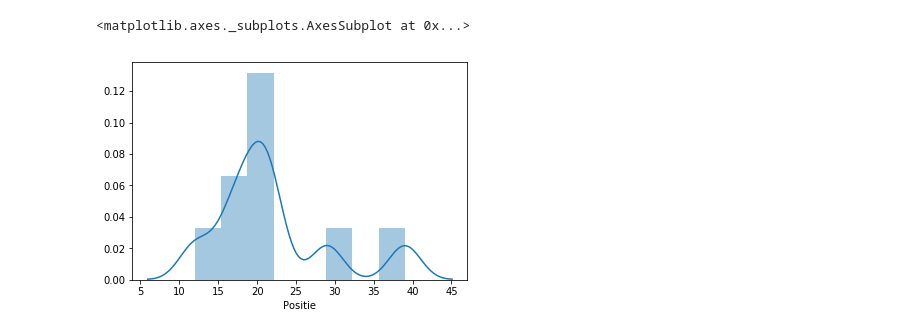
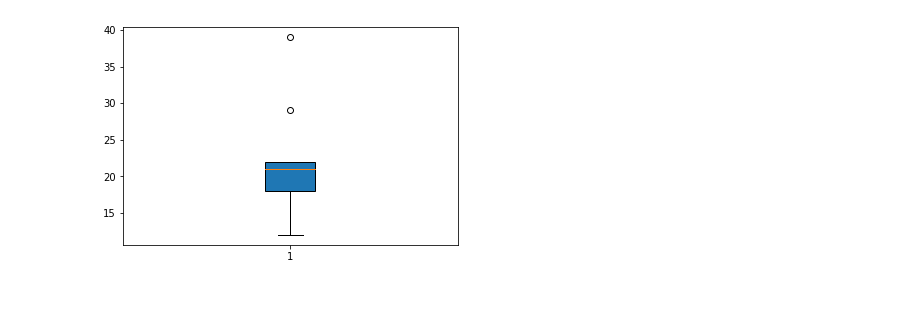
Before and after one commit to paauwp/Belminuten-Poker-Notebooks, a Jupyter notebook: Pokerstars.ipynb, the cells around one changed output. Drawn from its saved outputs; the diff is of its cells as text; code cells hidden in the pictures; blank space fills up the shorter version.

```diff
--- a/Pokerstars.ipynb
+++ b/Pokerstars.ipynb
@@ -1,22 +1,24 @@
 # %%
 import numpy as np
 import pandas as pd
 import seaborn as sns
+import matplotlib.pyplot as plt
+%matplotlib inline
 
 #OMZETTEN hh:mm naar minuten
 #In het orginele bestand moet het formaat 00:00:00 omgezet worden naar seconden
 #Dit kan door de kolom met duur in het formaat hh:mm te zetten en de seconden kolom naar decimaal (integer)
 #In de seconden kolom zet je dan de formule (hh:mm * 1440) * 60
 # zie https://cybertext.wordpress.com/2017/08/02/excel-convert-hours-and-minutes-to-minutes/
 
-#inlezen van CSV pokerstats.csv in PANDAS dataframe pokerstats
-pokerstats = pd.read_csv('pokerstats.csv')
-
 #de functie head geeft info over het dataframe
 #print(pokerstats.head())
 #print()
 
-sns.distplot(pokerstats['Positie'], kde=True)
+#inlezen van CSV pokerstats.csv in PANDAS dataframe pokerstats
+pokerstats = pd.read_csv('pokerstats.csv')
+
+# Boxplot met matplotlib
+plt.boxplot(pokerstats['Positie'], vert=True, patch_artist=True);
 # %% [output]
-<matplotlib.axes._subplots.AxesSubplot at 0x...>
-[figure, old version]
+[figure, new version]
```
Also changed, not shown: parts of 2 cells of this notebook.
